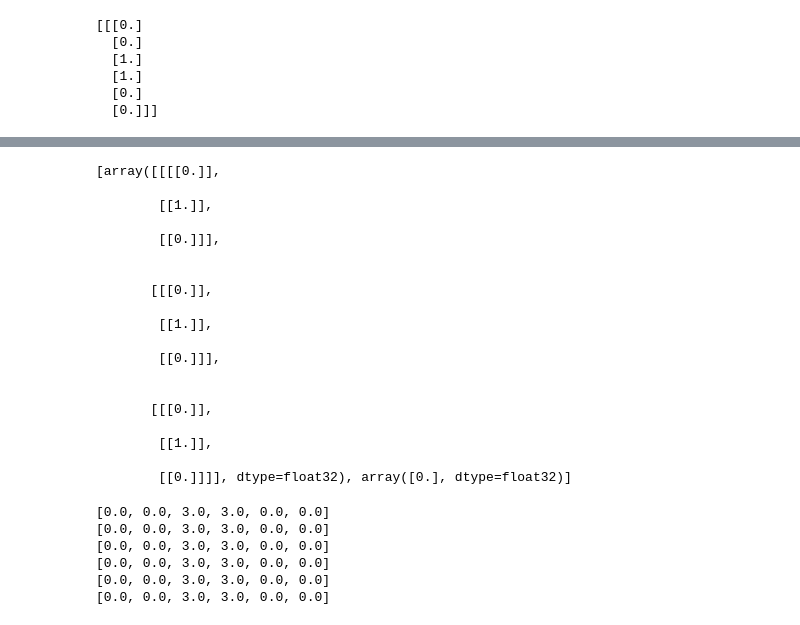
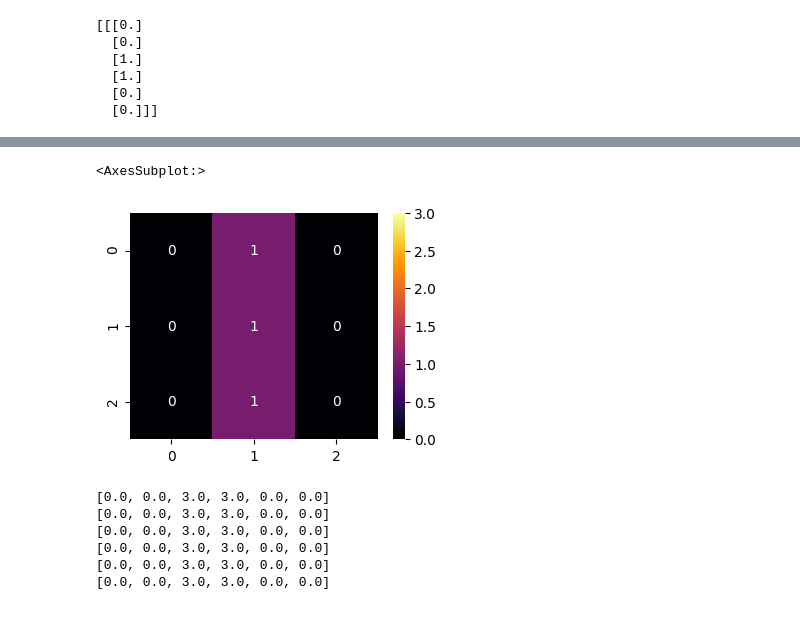
Before and after one commit to igomezv/DLCIMATAGS, a Jupyter notebook: notebooks/conv1.ipynb, the cells around one changed output, grey strips where cells are left out. Saved outputs shown, nothing was run; the diff lists cells and outputs as text; code cells hidden in the pictures.

```diff
--- a/notebooks/conv1.ipynb
+++ b/notebooks/conv1.ipynb
@@ -87,32 +106,21 @@ _________________________________________________________________
 # %%
 detector = [[[[0]],[[1]],[[0]]],
             [[[0]],[[1]],[[0]]],
             [[[0]],[[1]],[[0]]]]
 weights = [asarray(detector), asarray([0.0])]
 # store the weights in the model
 model.set_weights(weights)
 # confirm they were stored
-print(model.get_weights())
+# print(model.get_weights())
+plt.figure(figsize=(4, 3), dpi=100)
+sns.heatmap(np.array(detector).reshape(3,3),
+        fmt='g', xticklabels=True, yticklabels=True,
+        annot=True,
+        cmap = 'inferno', cbar=True,
+        robust=False, vmin=0, vmax=3)
 # %% [output]
-[array([[[[0.]],
-
-        [[1.]],
-
-        [[0.]]],
-
-
-       [[[0.]],
-
-        [[1.]],
-
-        [[0.]]],
-
-
-       [[[0.]],
-
-        [[1.]],
-
-        [[0.]]]], dtype=float32), array([0.], dtype=float32)]
+<AxesSubplot:>
+[figure, added]
 # %%
 # apply filter to input data
 yhat = model.predict(data)
```
Also changed, not shown: parts of 21 cells of this notebook.
